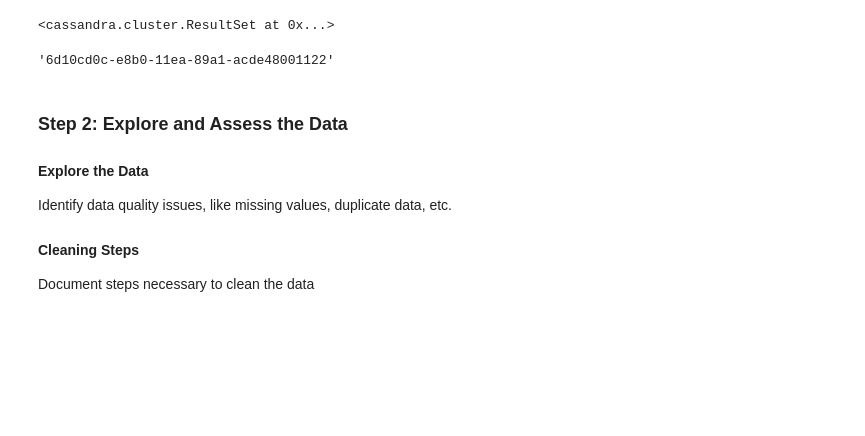
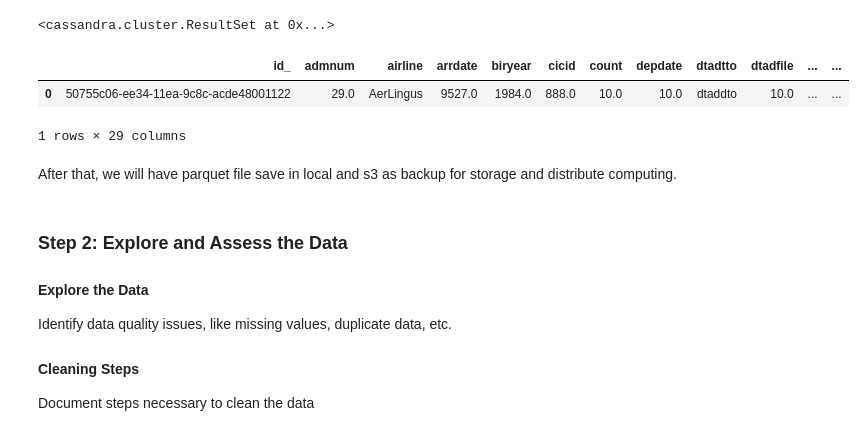
Before and after one commit to srkucd/data_engineering_capstone, a Jupyter notebook: Capstone Project.ipynb, the cells around one changed output. Drawn from its saved outputs; the diff is of its cells as text; code cells hidden in the pictures; blank space fills up the shorter version.

```diff
--- a/Capstone Project.ipynb
+++ b/Capstone Project.ipynb
@@ -193,4 +190,0 @@ temp=session.execute('SELECT * FROM i94.i94')
-# %%
-temp[0][0]
-# %% [output]
-'6d10cd0c-e8b0-11ea-89a1-acde48001122'
@@ -199,0 +191,8 @@ for each in temp:
+# %%
+temp = session.execute('SELECT * FROM i94.i94')
+df = pd.DataFrame(temp, columns=['id_','admnum','airline','arrdate','biryear','cicid','count','depdate','dtadtto','dtadfile','entdepa','entdepd','entdepu','fltno','gender','i94addr','i94bir','i94cit','i94mode','i94mon','i94port','i94res','i94visa','i94yr','insnum','matflag','occup','visapost','visatype'])
+df
+# %% [output]
+|  | id_ | admnum | airline | arrdate | biryear | cicid | count | depdate | dtadtto | dtadfile | ... | ... |
+| 0 | 50755c06-ee34-11ea-9c8c-acde48001122 | 29.0 | AerLingus | 9527.0 | 1984.0 | 888.0 | 10.0 | 10.0 | dtaddto | 10.0 | ... | ... |
+1 rows × 29 columns
@@ -200,3 +201,5 @@ for each in temp:
+# %% [markdown]
+After that, we will have parquet file save in local and s3 as backup for storage and distribute computing.
 # %% [markdown]
 ### Step 2: Explore and Assess the Data
 #### Explore the Data
```
Also changed, not shown: parts of 3 cells of this notebook.
